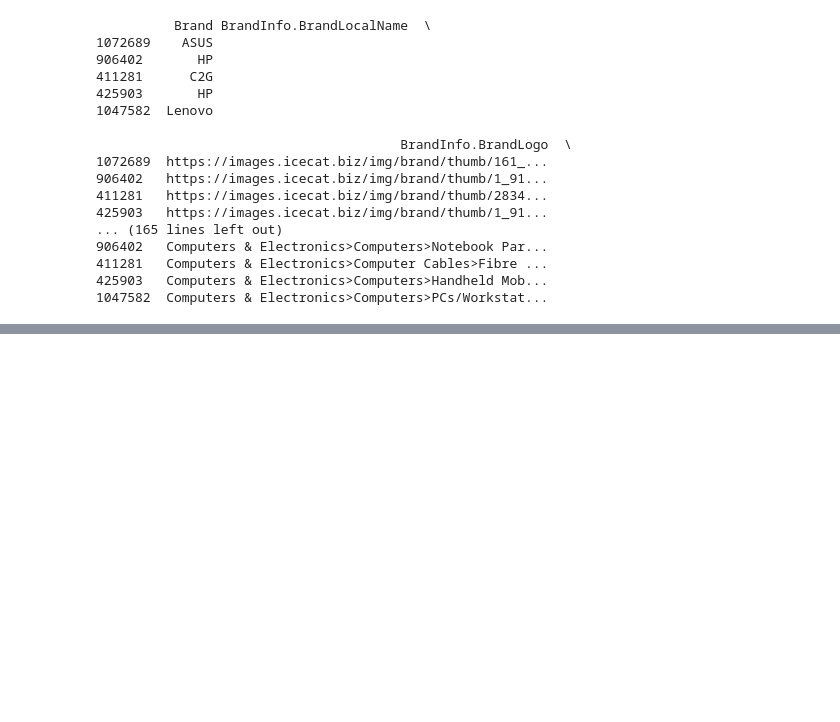
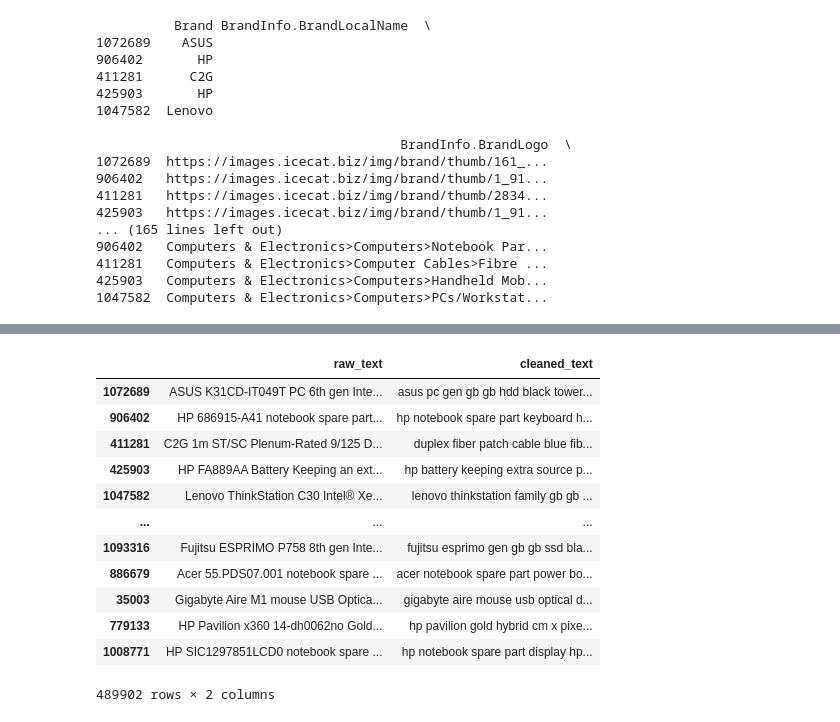
Before and after one commit to AlistairPereira/Taxonomy_LLM_models, a Jupyter notebook: main.ipynb, the cells around one changed output, grey strips where cells are left out. Saved outputs shown, nothing was run; the diff lists cells and outputs as text; code cells hidden in the pictures; blank space fills up the shorter version.

```diff
--- a/main.ipynb
+++ b/main.ipynb
@@ -91,0 +174,2 @@ df[['pathlist_names','pathlist_ids']]
+# %%
+df_train['raw_text'] = df_train.apply(combine_text,axis=1)
@@ -91,0 +182,33 @@ df[['pathlist_names','pathlist_ids']]
+# %%
+# Initialize NLTK tools
+stop = set(stopwords.words("english"))
+lemma = WordNetLemmatizer()
+punc = set(punctuation)
+# %%
+# Cleaning function
+def clean_text(text):
+    tokens = word_tokenize(text.lower())
+    word_tokens = [t for t in tokens if t.isalpha()]
+    clean_tokens = [t for t in word_tokens if t not in stop]
+    lemmatized_tokens = [lemma.lemmatize(t, pos="n") for t in clean_tokens]
+    return " ".join(lemmatized_tokens)
+# %%
+from tqdm import tqdm
+tqdm.pandas()
+df_train["cleaned_text"] = df_train["raw_text"].progress_apply(clean_text)
+# %%
+df_train[['raw_text','cleaned_text']]
+# %% [output]
+|  | raw_text | cleaned_text |
+| 1072689 | ASUS K31CD-IT049T PC 6th gen Inte... | asus pc gen gb gb hdd black tower... |
+| 906402 | HP 686915-A41 notebook spare part... | hp notebook spare part keyboard h... |
+| 411281 | C2G 1m ST/SC Plenum-Rated 9/125 D... | duplex fiber patch cable blue fib... |
+| 425903 | HP FA889AA Battery Keeping an ext... | hp battery keeping extra source p... |
+| 1047582 | Lenovo ThinkStation C30 Intel® Xe... | lenovo thinkstation family gb gb ... |
+| ... | ... | ... |
+| 1093316 | Fujitsu ESPRIMO P758 8th gen Inte... | fujitsu esprimo gen gb gb ssd bla... |
+| 886679 | Acer 55.PDS07.001 notebook spare ... | acer notebook spare part power bo... |
+| 35003 | Gigabyte Aire M1 mouse USB Optica... | gigabyte aire mouse usb optical d... |
+| 779133 | HP Pavilion x360 14-dh0062no Gold... | hp pavilion gold hybrid cm x pixe... |
+| 1008771 | HP SIC1297851LCD0 notebook spare ... | hp notebook spare part display hp... |
+489902 rows × 2 columns
```
Also changed, not shown: parts of 17 cells of this notebook.
